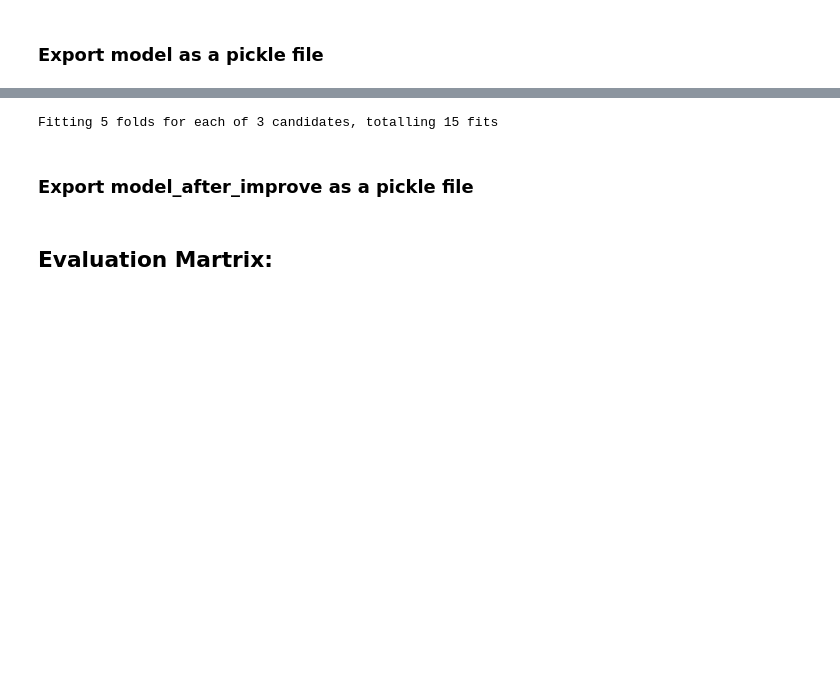
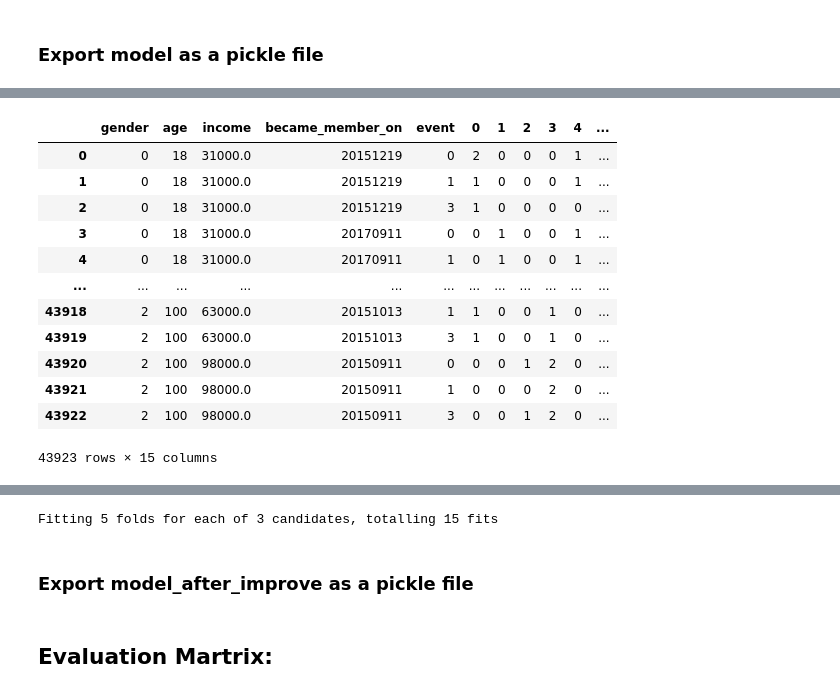
Before and after one commit to NTPac/starbucks, a Jupyter notebook: Starbucks_Capstone_notebook.ipynb, the cells around one changed output, grey strips where cells are left out. Cells and saved outputs as stored; diff of their text form; code cells hidden in the pictures; blank space fills up the shorter version.

```diff
--- a/Starbucks_Capstone_notebook.ipynb
+++ b/Starbucks_Capstone_notebook.ipynb
@@ -925,0 +945,22 @@ with open('models/model.pkl', 'wb') as file:
+# %%
+# group by ['gender', 'age', 'income', 'became_member_on', 'event'] dataset and sum the offers.
+dataset_new = dataset[['gender', 'age', 'income',  'became_member_on', 'event',
+         0,  1, 2,  3, 4, 5,
+           6, 7, 8,  9]].groupby(['gender', 'age',
+                                  'income',  'became_member_on',
+                                    'event'], group_keys=True).sum().reset_index()
+dataset_new
+# %% [output]
+|  | gender | age | income | became_member_on | event | 0 | 1 | 2 | 3 | 4 | ... |
+| 0 | 0 | 18 | 31000.0 | 20151219 | 0 | 2 | 0 | 0 | 0 | 1 | ... |
+| 1 | 0 | 18 | 31000.0 | 20151219 | 1 | 1 | 0 | 0 | 0 | 1 | ... |
+| 2 | 0 | 18 | 31000.0 | 20151219 | 3 | 1 | 0 | 0 | 0 | 0 | ... |
+| 3 | 0 | 18 | 31000.0 | 20170911 | 0 | 0 | 1 | 0 | 0 | 1 | ... |
+| 4 | 0 | 18 | 31000.0 | 20170911 | 1 | 0 | 1 | 0 | 0 | 1 | ... |
+| ... | ... | ... | ... | ... | ... | ... | ... | ... | ... | ... | ... |
+| 43918 | 2 | 100 | 63000.0 | 20151013 | 1 | 1 | 0 | 0 | 1 | 0 | ... |
+| 43919 | 2 | 100 | 63000.0 | 20151013 | 3 | 1 | 0 | 0 | 1 | 0 | ... |
+| 43920 | 2 | 100 | 98000.0 | 20150911 | 0 | 0 | 0 | 1 | 2 | 0 | ... |
+| 43921 | 2 | 100 | 98000.0 | 20150911 | 1 | 0 | 0 | 0 | 2 | 0 | ... |
+| 43922 | 2 | 100 | 98000.0 | 20150911 | 3 | 0 | 0 | 1 | 2 | 0 | ... |
+43923 rows × 15 columns
```
Also changed, not shown: parts of 31 cells of this notebook.
